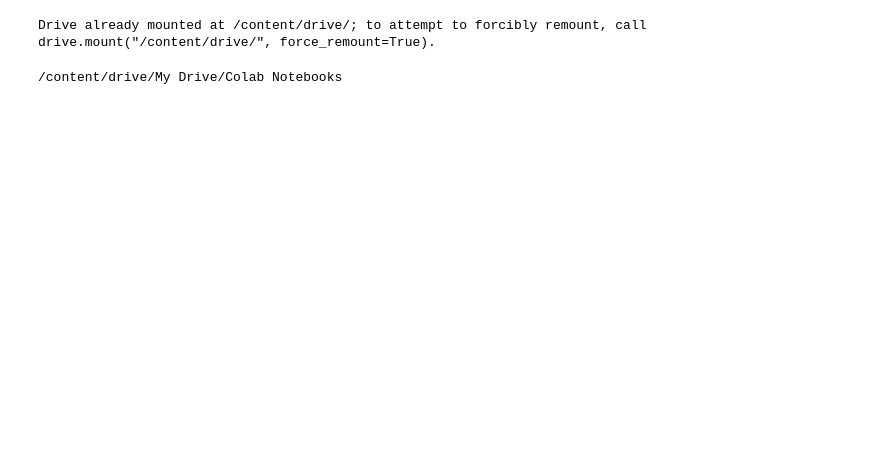
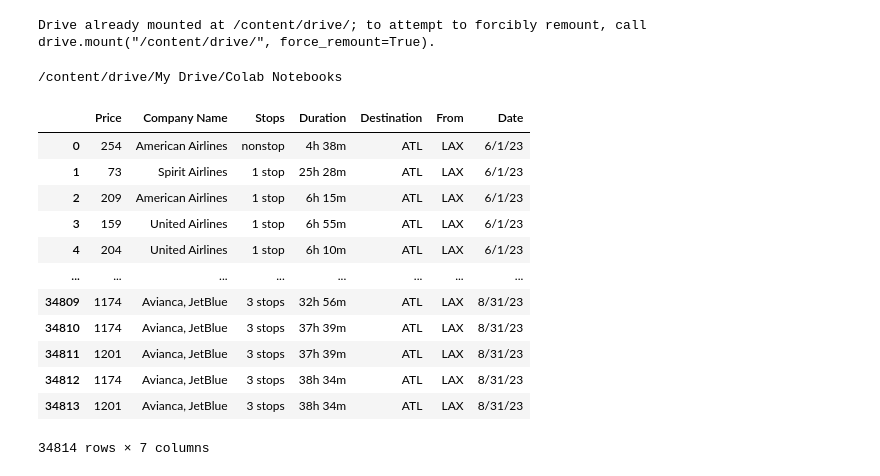
Before and after one commit to blackshield-01/PiC16BGroupProject, a Jupyter notebook: neural_network_test.ipynb, the cells around one changed output. Cells and saved outputs as stored; diff of their text form; code cells hidden in the pictures; blank space fills up the shorter version.

```diff
--- a/neural_network_test.ipynb
+++ b/neural_network_test.ipynb
@@ -17,2 +22,18 @@ flights_csv = 'flight_LAX_ATL_combined_0701_0831_clean_data.csv'
 
 flights = pd.read_csv(flights_csv)
+# %%
+flights
+# %% [output]
+|  | Price | Company Name | Stops | Duration | Destination | From | Date |
+| 0 | 254 | American Airlines | nonstop | 4h 38m | ATL | LAX | 6/1/23 |
+| 1 | 73 | Spirit Airlines | 1 stop | 25h 28m | ATL | LAX | 6/1/23 |
+| 2 | 209 | American Airlines | 1 stop | 6h 15m | ATL | LAX | 6/1/23 |
+| 3 | 159 | United Airlines | 1 stop | 6h 55m | ATL | LAX | 6/1/23 |
+| 4 | 204 | United Airlines | 1 stop | 6h 10m | ATL | LAX | 6/1/23 |
+| ... | ... | ... | ... | ... | ... | ... | ... |
+| 34809 | 1174 | Avianca, JetBlue | 3 stops | 32h 56m | ATL | LAX | 8/31/23 |
+| 34810 | 1174 | Avianca, JetBlue | 3 stops | 37h 39m | ATL | LAX | 8/31/23 |
+| 34811 | 1201 | Avianca, JetBlue | 3 stops | 37h 39m | ATL | LAX | 8/31/23 |
+| 34812 | 1174 | Avianca, JetBlue | 3 stops | 38h 34m | ATL | LAX | 8/31/23 |
+| 34813 | 1201 | Avianca, JetBlue | 3 stops | 38h 34m | ATL | LAX | 8/31/23 |
+34814 rows × 7 columns
```
Also changed, not shown: parts of 27 cells of this notebook.
